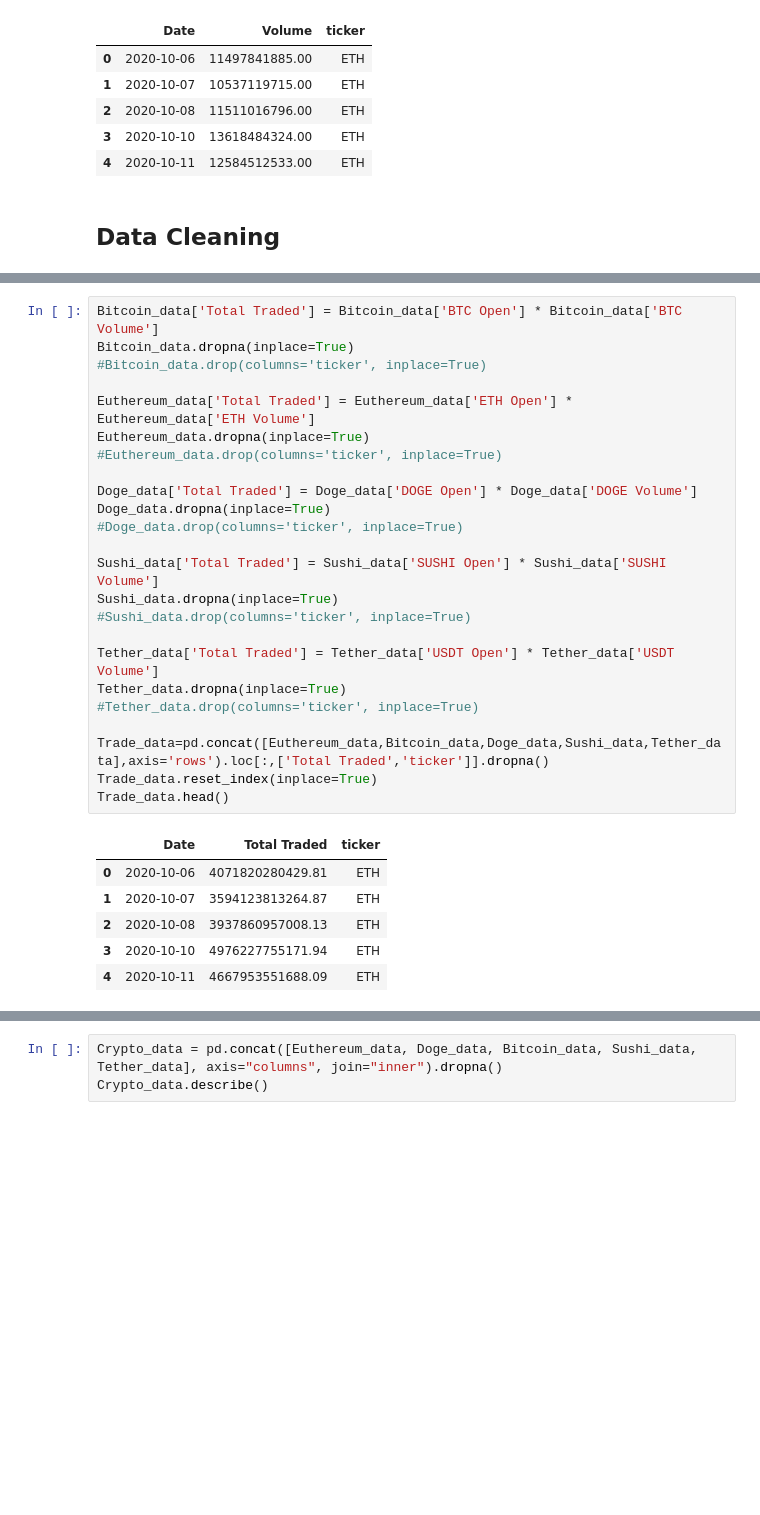
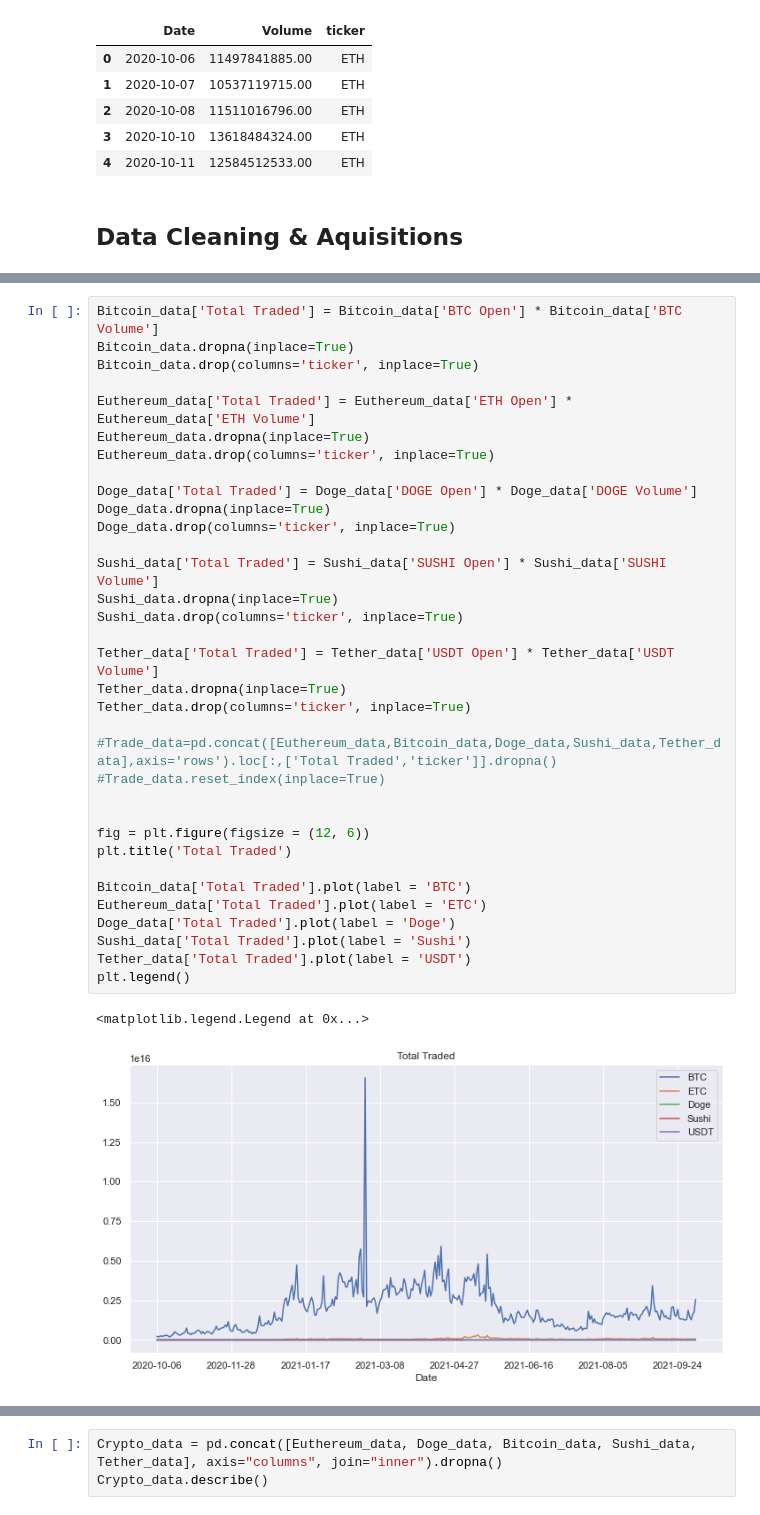
Before and after one commit to pysouzhny/GWU_Project_1, a Jupyter notebook: Crypto_Analysis.ipynb, the cells around one changed output, grey strips where cells are left out. Drawn from its saved outputs; the diff is of its cells as text; blank space fills up the shorter version.

```diff
--- a/Crypto_Analysis.ipynb
+++ b/Crypto_Analysis.ipynb
@@ -132,7 +84,7 @@ volume_data.head()
 | 3 | 2020-10-10 | 13618484324.00 | ETH |
 | 4 | 2020-10-11 | 12584512533.00 | ETH |
 # %% [markdown]
-## Data Cleaning
+## Data Cleaning & Aquisitions
 # %%
 Euthereum_data.columns = ['ETH Open', 'ETH High', 'ETH Low', 'ETH Close', 'ETH Adj Close', 'ETH Volume','ticker']
 Doge_data.columns = ['DOGE Open', 'DOGE High', 'DOGE Low', 'DOGE Close', 'DOGE Adj Close', 'DOGE Volume','ticker']
@@ -151,31 +103,37 @@ Tether_data.head()
 # %%
 Bitcoin_data['Total Traded'] = Bitcoin_data['BTC Open'] * Bitcoin_data['BTC Volume']
 Bitcoin_data.dropna(inplace=True)
-#Bitcoin_data.drop(columns='ticker', inplace=True)
+Bitcoin_data.drop(columns='ticker', inplace=True)
 
 Euthereum_data['Total Traded'] = Euthereum_data['ETH Open'] * Euthereum_data['ETH Volume']
 Euthereum_data.dropna(inplace=True)
-#Euthereum_data.drop(columns='ticker', inplace=True)
+Euthereum_data.drop(columns='ticker', inplace=True)
 
 Doge_data['Total Traded'] = Doge_data['DOGE Open'] * Doge_data['DOGE Volume']
 Doge_data.dropna(inplace=True)
-#Doge_data.drop(columns='ticker', inplace=True)
+Doge_data.drop(columns='ticker', inplace=True)
 
 Sushi_data['Total Traded'] = Sushi_data['SUSHI Open'] * Sushi_data['SUSHI Volume']
 Sushi_data.dropna(inplace=True)
-#Sushi_data.drop(columns='ticker', inplace=True)
+Sushi_data.drop(columns='ticker', inplace=True)
 
 Tether_data['Total Traded'] = Tether_data['USDT Open'] * Tether_data['USDT Volume']
 Tether_data.dropna(inplace=True)
-#Tether_data.drop(columns='ticker', inplace=True)
+Tether_data.drop(columns='ticker', inplace=True)
 
-Trade_data=pd.concat([Euthereum_data,Bitcoin_data,Doge_data,Sushi_data,Tether_data],axis='rows').loc[:,['Total Traded','ticker']].dropna()
-Trade_data.reset_index(inplace=True)
-Trade_data.head()
+#Trade_data=pd.concat([Euthereum_data,Bitcoin_data,Doge_data,Sushi_data,Tether_data],axis='rows').loc[:,['Total Traded','ticker']].dropna()
+#Trade_data.reset_index(inplace=True)
+
+
+fig = plt.figure(figsize = (12, 6))
+plt.title('Total Traded')
+
+Bitcoin_data['Total Traded'].plot(label = 'BTC')
+Euthereum_data['Total Traded'].plot(label = 'ETC')
+Doge_data['Total Traded'].plot(label = 'Doge')
+Sushi_data['Total Traded'].plot(label = 'Sushi')
+Tether_data['Total Traded'].plot(label = 'USDT')
+plt.legend()
 # %% [output]
-|  | Date | Total Traded | ticker |
-| 0 | 2020-10-06 | 4071820280429.81 | ETH |
-| 1 | 2020-10-07 | 3594123813264.87 | ETH |
-| 2 | 2020-10-08 | 3937860957008.13 | ETH |
-| 3 | 2020-10-10 | 4976227755171.94 | ETH |
-| 4 | 2020-10-11 | 4667953551688.09 | ETH |
+<matplotlib.legend.Legend at 0x...>
+[figure, added]
```
Also changed, not shown: parts of 22 cells of this notebook, 1 other file.
